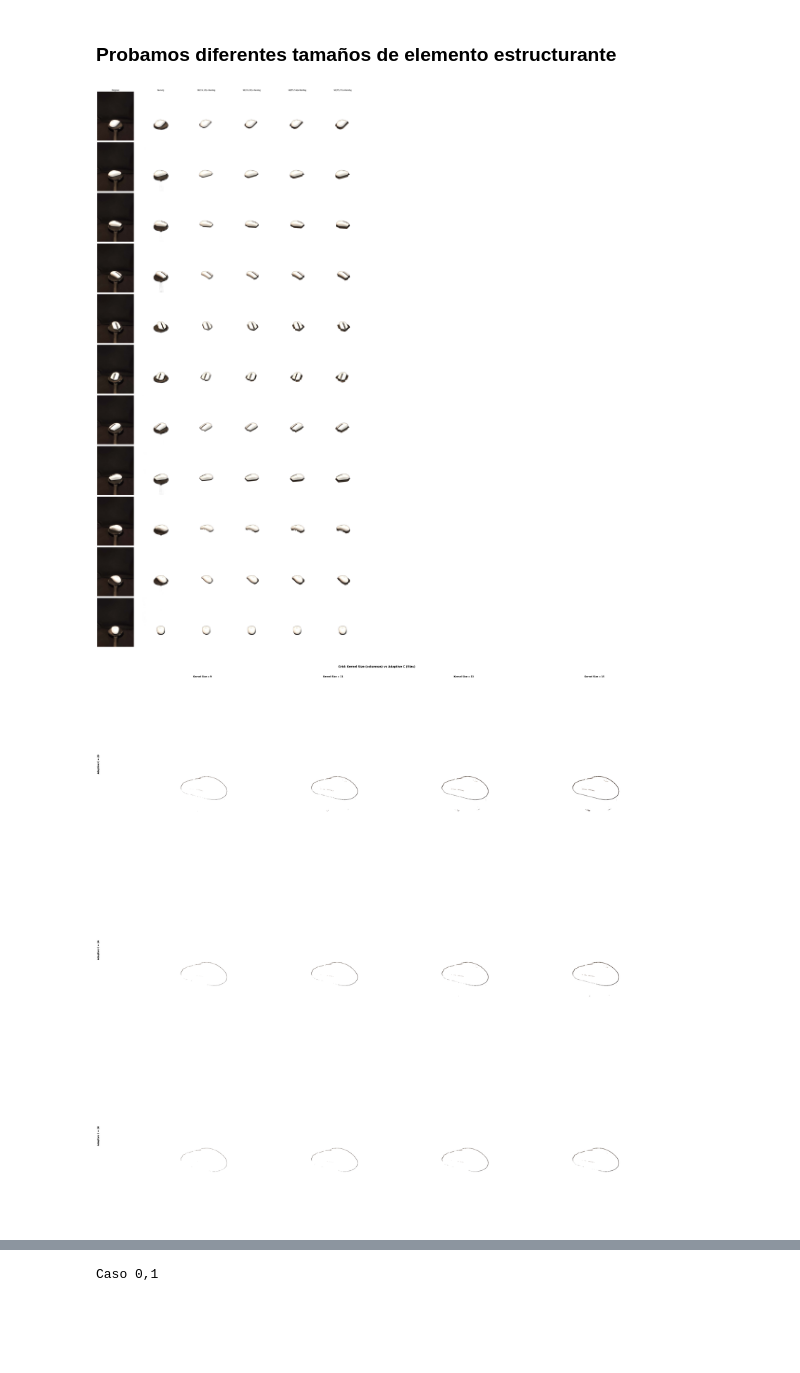
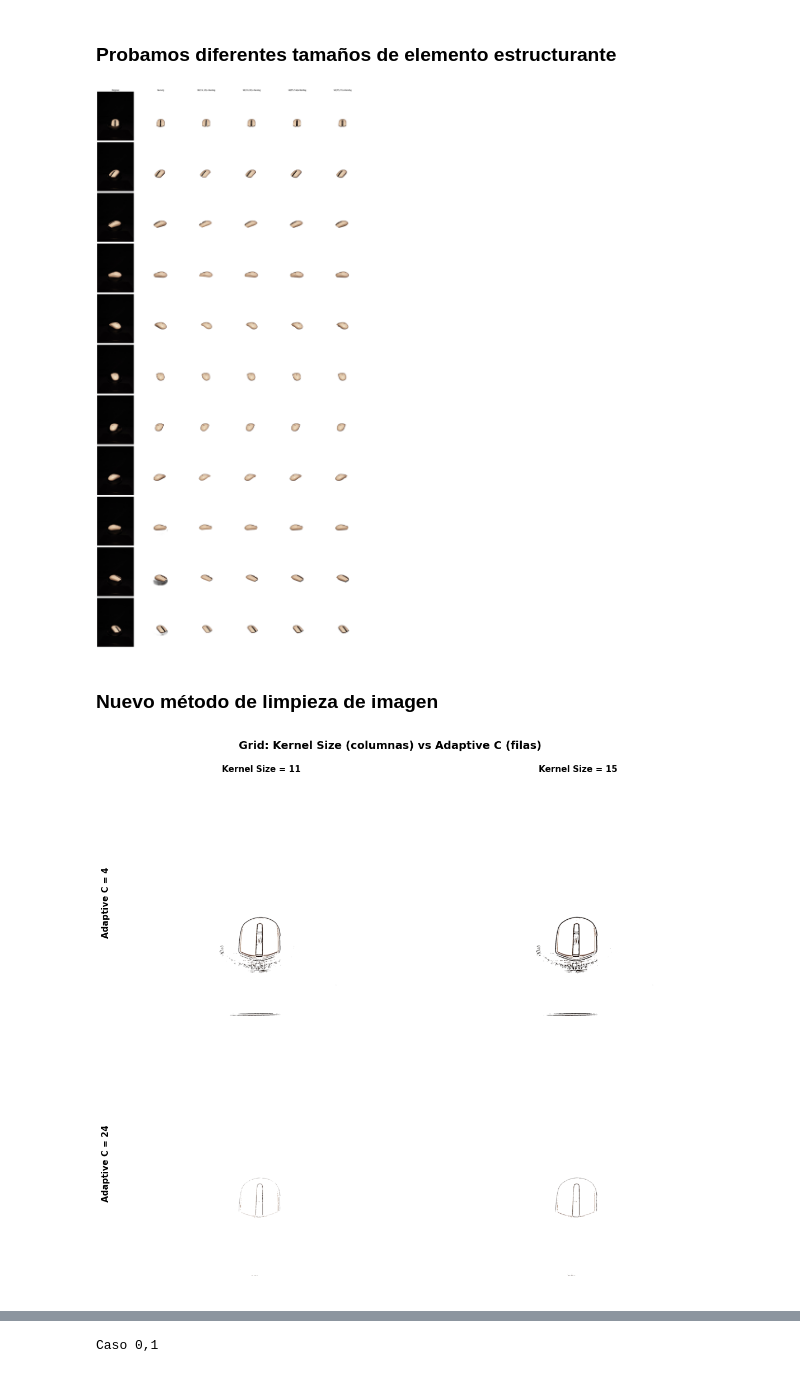
Before and after one commit to ctoribio123/Reconstruccion_3D, a Jupyter notebook: Fotogrametría.ipynb, the cells around one changed output, grey strips where cells are left out. Drawn from its saved outputs; the diff is of its cells as text; code cells hidden in the pictures; blank space fills up the shorter version.

```diff
--- a/Fotogrametría.ipynb
+++ b/Fotogrametría.ipynb
@@ -12,10 +9,0 @@ from os.path import dirname, join, abspath
-# %%
-BASE_DIR = 'Samples'
-
-input_path  = join(BASE_DIR, '01_Samples', '00_state', '01_raton.jpeg')
-output_path = join(BASE_DIR, '01_Samples', '01_state', '01_raton.png')
-
-input_img = cv.imread(input_path)
-output_img = rembg.remove(input_img) # Hace magia con IA
-
-cv.imwrite(output_path, output_img)
@@ -106,7 +127,7 @@ plt.show()
 # %%
 # Leer las 3 primeras imágenes del ratón
 img_paths = [
-    join(BASE_DIR, '01_Samples', '00_state', f'{i:02d}_raton.jpeg')
+    join(BASE_DIR, '04_Samples', '00_state', f'{i:02d}_model.jpeg')
     for i in range(1, 12)
 ]
 
@@ -154,4 +175,4 @@ for row in range(11):
 plt.tight_layout()
 plt.show()
 # %% [output]
-[figure, old version]
+[figure, new version]
@@ -160,3 +179,5 @@ plt.show()
+# %% [markdown]
+### Nuevo método de limpieza de imagen
 # %%
 def clean_image_v2(img_color, adaptive_block_size=11, adaptive_c=2, blur_sigma=3):
     """
@@ -208,13 +229,15 @@ def clean_image_v2(img_color, adaptive_block_size=11, adaptive_c=2, blur_sigma=3
 
     return img_bgra
 # %%
+BASE_DIR = 'Samples'
+
 # Leer solo la primera imagen del ratón
-img_path = join(BASE_DIR, '02_Samples', '00_state', '01_model.jpeg')
+img_path = join(BASE_DIR, '04_Samples', '00_state', '01_model.jpeg')
 img_original = cv.imread(img_path)
 
 # Definir parámetros a probar
-kernel_sizes = [9, 11, 13, 15]
-adaptive_c_values = [20, 24, 28]
+kernel_sizes = [11, 15]
+adaptive_c_values = [4, 24]
 
 # Procesar la imagen con todas las combinaciones
 imgs_grid = {}
@@ -223,32 +246,32 @@ for c_val in adaptive_c_values:
         imgs_grid[(c_val, k_size)] = clean_image_v2(
             img_original,
             adaptive_block_size=k_size,
             adaptive_c=c_val
         )
 
 # Crear la grid de visualización (3 filas x 4 columnas)
-fig, axes = plt.subplots(3, 4, figsize=(40, 40))
+fig, axes = plt.subplots(2, 2, figsize=(15, 10))
 
 # Configurar títulos y visualizar
 for row, c_val in enumerate(adaptive_c_values):
     for col, k_size in enumerate(kernel_sizes):
         axes[row, col].imshow(cv.cvtColor(imgs_grid[(c_val, k_size)], cv.COLOR_BGRA2RGBA))
         axes[row, col].axis('off')
 
         # Título de columna (kernel_size)
         if row == 0:
             axes[row, col].set_title(f'Kernel Size = {k_size}', fontsize=11, fontweight='bold')
 
         # Etiqueta de fila (adaptive_c) - a la izquierda
         if col == 0:
             axes[row, col].text(-0.3, 0.5, f'Adaptive C = {c_val}',
                               transform=axes[row, col].transAxes,
                               fontsize=11, fontweight='bold',
                               va='center', ha='right', rotation=90)
 
 plt.suptitle('Grid: Kernel Size (columnas) vs Adaptive C (filas)', fontsize=14, fontweight='bold', y=0.995)
 plt.tight_layout()
 plt.subplots_adjust(left=0.08)  # Ajustar margen izquierdo para las etiquetas
 plt.show()
 # %% [output]
-[figure, old version]
+[figure, new version]
```
Also changed, not shown: parts of 8 cells of this notebook, 36 other files.
